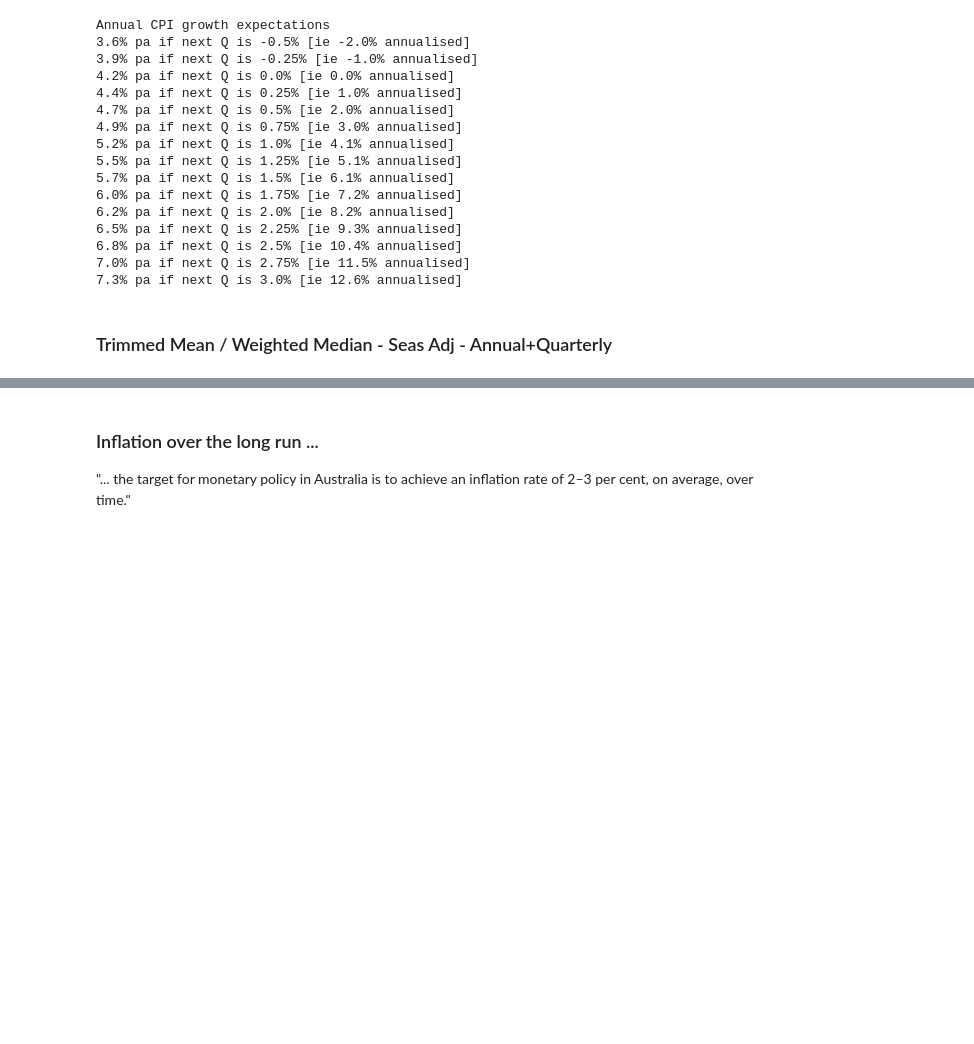
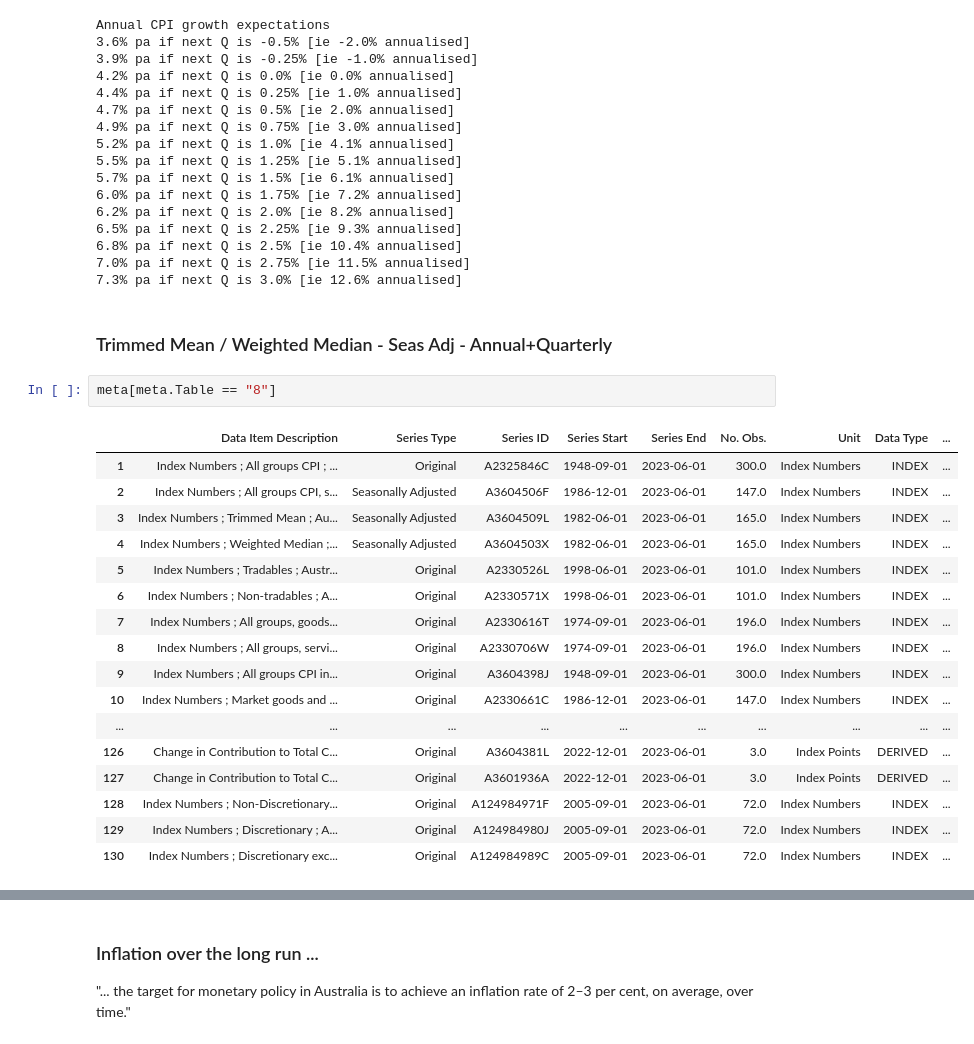
Before and after one commit to bpalmer4/Charts-based-on-ABS-data, a Jupyter notebook: notebooks/ABS Quarterly Consumer Price Index 6401.ipynb, the cells around one changed output, grey strips where cells are left out. Saved outputs shown, nothing was run; the diff lists cells and outputs as text; blank space fills up the shorter version.

```diff
--- a/notebooks/ABS Quarterly Consumer Price Index 6401.ipynb
+++ b/notebooks/ABS Quarterly Consumer Price Index 6401.ipynb
@@ -235,6 +234,26 @@ Annual CPI growth expectations
 7.3% pa if next Q is 3.0% [ie 12.6% annualised]
 # %% [markdown]
 ### Trimmed Mean / Weighted Median - Seas Adj - Annual+Quarterly
+# %%
+meta[meta.Table == "8"]
+# %% [output]
+|  | Data Item Description | Series Type | Series ID | Series Start | Series End | No. Obs. | Unit | Data Type | ... |
+| 1 | Index Numbers ; All groups CPI ; ... | Original | A2325846C | 1948-09-01 | 2023-06-01 | 300.0 | Index Numbers | INDEX | ... |
+| 2 | Index Numbers ; All groups CPI, s... | Seasonally Adjusted | A3604506F | 1986-12-01 | 2023-06-01 | 147.0 | Index Numbers | INDEX | ... |
+| 3 | Index Numbers ; Trimmed Mean ; Au... | Seasonally Adjusted | A3604509L | 1982-06-01 | 2023-06-01 | 165.0 | Index Numbers | INDEX | ... |
+| 4 | Index Numbers ; Weighted Median ;... | Seasonally Adjusted | A3604503X | 1982-06-01 | 2023-06-01 | 165.0 | Index Numbers | INDEX | ... |
+| 5 | Index Numbers ; Tradables ; Austr... | Original | A2330526L | 1998-06-01 | 2023-06-01 | 101.0 | Index Numbers | INDEX | ... |
+| 6 | Index Numbers ; Non-tradables ; A... | Original | A2330571X | 1998-06-01 | 2023-06-01 | 101.0 | Index Numbers | INDEX | ... |
+| 7 | Index Numbers ; All groups, goods... | Original | A2330616T | 1974-09-01 | 2023-06-01 | 196.0 | Index Numbers | INDEX | ... |
+| 8 | Index Numbers ; All groups, servi... | Original | A2330706W | 1974-09-01 | 2023-06-01 | 196.0 | Index Numbers | INDEX | ... |
+| 9 | Index Numbers ; All groups CPI in... | Original | A3604398J | 1948-09-01 | 2023-06-01 | 300.0 | Index Numbers | INDEX | ... |
+| 10 | Index Numbers ; Market goods and ... | Original | A2330661C | 1986-12-01 | 2023-06-01 | 147.0 | Index Numbers | INDEX | ... |
+| ... | ... | ... | ... | ... | ... | ... | ... | ... | ... |
+| 126 | Change in Contribution to Total C... | Original | A3604381L | 2022-12-01 | 2023-06-01 | 3.0 | Index Points | DERIVED | ... |
+| 127 | Change in Contribution to Total C... | Original | A3601936A | 2022-12-01 | 2023-06-01 | 3.0 | Index Points | DERIVED | ... |
+| 128 | Index Numbers ; Non-Discretionary... | Original | A124984971F | 2005-09-01 | 2023-06-01 | 72.0 | Index Numbers | INDEX | ... |
+| 129 | Index Numbers ; Discretionary ; A... | Original | A124984980J | 2005-09-01 | 2023-06-01 | 72.0 | Index Numbers | INDEX | ... |
+| 130 | Index Numbers ; Discretionary exc... | Original | A124984989C | 2005-09-01 | 2023-06-01 | 72.0 | Index Numbers | INDEX | ... |
 # %%
 table = "8"
 data_t8 = abs_dict[table]
```
Also changed, not shown: parts of 4 cells of this notebook, 2 other files.
